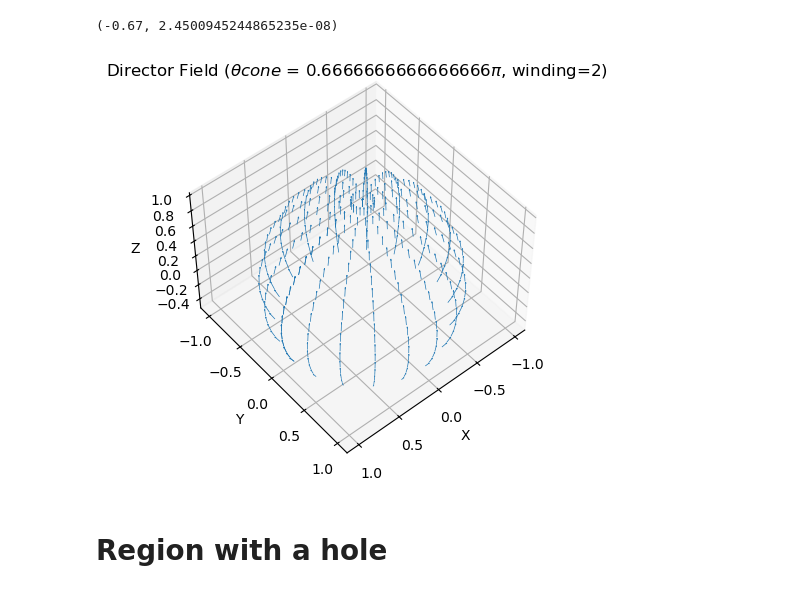
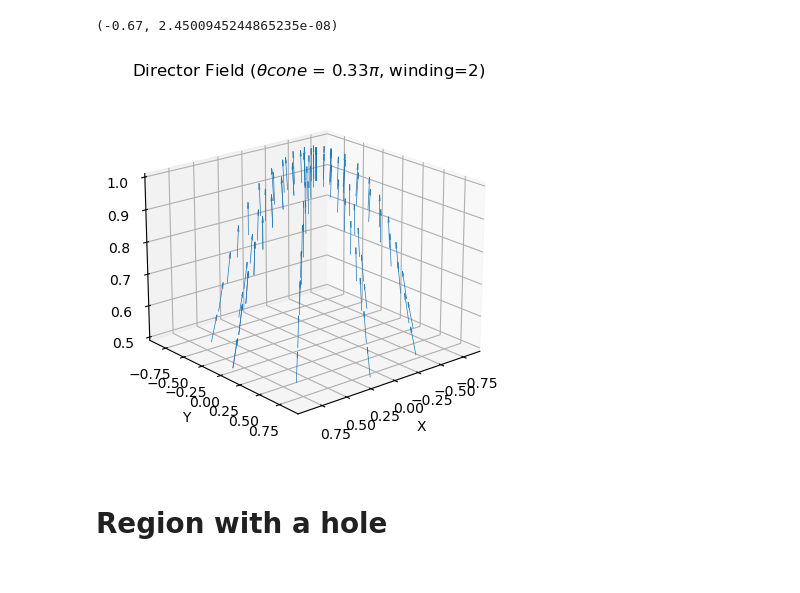
Before and after one commit to Chayush123/MasterThesis, a Jupyter notebook: 3d charge calculation.ipynb, the cells around one changed output. Saved outputs shown, nothing was run; the diff lists cells and outputs as text; code cells hidden in the pictures.

Commit message:
still smectic

```diff
--- a/3d charge calculation.ipynb
+++ b/3d charge calculation.ipynb
@@ -65,7 +65,7 @@ def smectic_director(X):
     """ Returns the smectic director field at point X on the unit sphere. In north pole +Z direcrtion"""
     return np.cross(X, np.array([-X[1],X[0],0]))
 
-def nhat(X, thetacone: float, w, smectic_case = False) -> np.ndarray:
+def nhat(X, thetacone: float, w=2, smectic_case = False) -> np.ndarray:
     """Returns the director n at point X on the unit sphere.
     Args:
         X (np.ndarray): A 3D point on the unit sphere.
@@ -75,6 +75,7 @@ def nhat(X, thetacone: float, w, smectic_case = False) -> np.ndarray:
         n = """
     if smectic_case:
         n = th(X) * smectic_director(X) + (thetacone - th(X)) * np.array([0, 0, 1])
+        # n = np.cos(th(X) * np.pi/(2 * thetacone)) * vr(X) + np.sin(th(X) * np.pi/(2 * thetacone)) * smectic_director(X)
     else:
         n = th(X) * ncone(X, w) + (thetacone - th(X)) * np.array([0, 0, 1])
     return n / np.linalg.norm(n)
@@ -225,7 +225,7 @@ qup
 qdown = charge()
 # %%
 #visualization of the director field on the sphere
-def plot_vector_field(thetacone=np.pi/4, winding=1, num_points=20, smectic_case=False):
+def plot_vector_field(thetacone=np.pi/4, winding=1, num_points=10, smectic_case=False):
     """Plot the director field on a cap of the sphere."""
     fig = plt.figure()
     ax = fig.add_subplot(111, projection='3d')
@@ -261,7 +261,7 @@ def plot_vector_field(thetacone=np.pi/4, winding=1, num_points=20, smectic_case=
     ax.set_alpha(1)
     ax.set_facecolor('none')
     #add diferent view angles
-    ax.view_init(elev=50, azim=50)
+    ax.view_init(elev=20, azim=50)
     # show less arrows for clarity
     # ax.quiver(x, y, z, u, v, w, length=0.1, normalize=True, arrow_length_ratio=0.1)
     #even less arrows
@@ -275,12 +275,12 @@ def plot_vector_field(thetacone=np.pi/4, winding=1, num_points=20, smectic_case=
     ax.set_xlabel('X')
     ax.set_ylabel('Y')
     ax.set_zlabel('Z')
-    ax.set_title(rf'Director Field ($\theta cone$ = {thetacone/np.pi}$\pi$, winding={winding})')
+    ax.set_title(rf'Director Field ($\theta cone$ = {np.round(thetacone/np.pi, 2)}$\pi$, winding={winding})')
     plt.show()
 # %%
-plot_vector_field(thetacone=2*np.pi/3, winding=2, smectic_case=True)
+plot_vector_field(thetacone=np.pi/3, winding=2, smectic_case=True)
 # %% [output]
-[figure, old version]
+[figure, new version]
 # %% [markdown]
 # Region with a hole
 # %%
```
Also changed, not shown: parts of 9 cells of this notebook.
